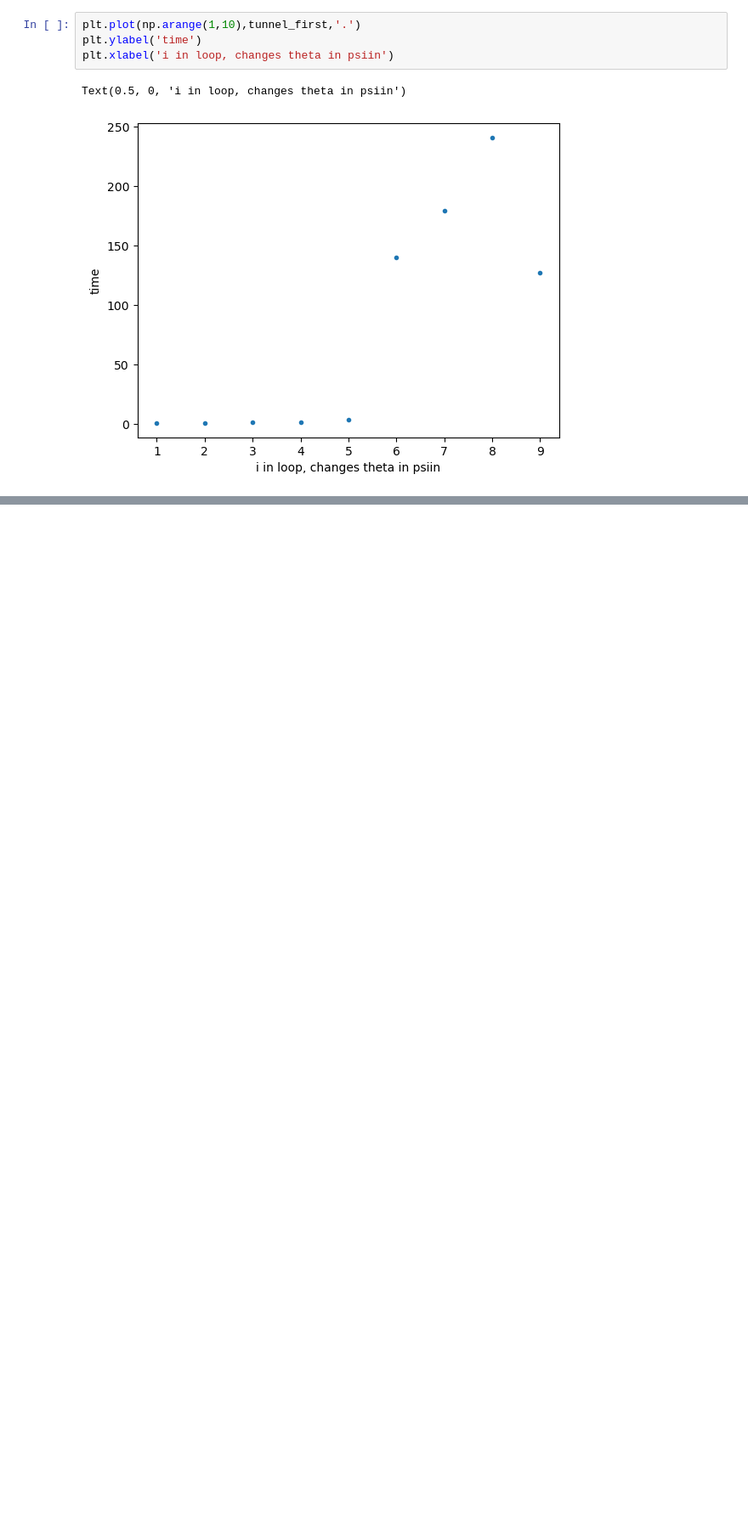
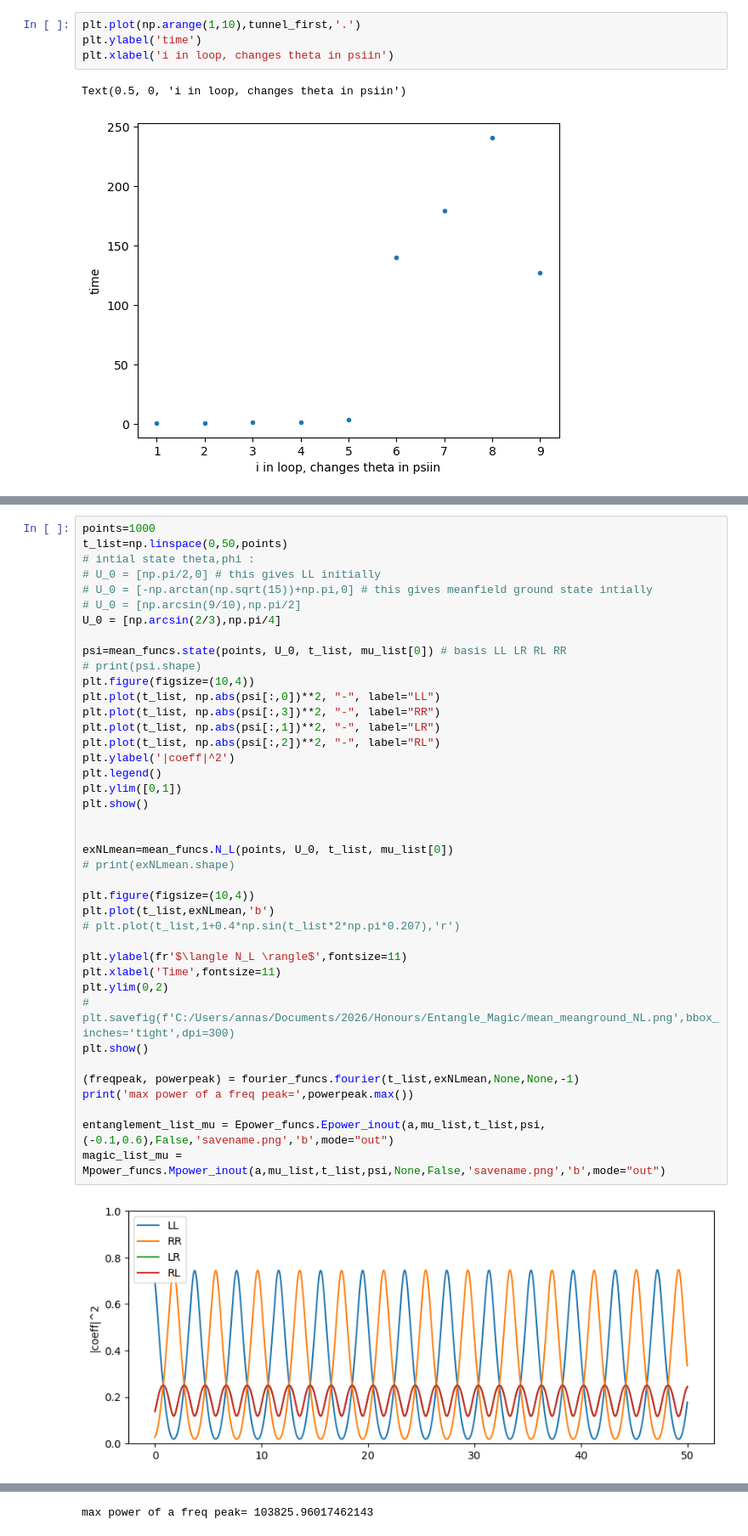
Before and after one commit to annabirke/Honours_entangle_magic, a Jupyter notebook: Epower_Mpower_analysis.ipynb, the cells around one changed output, grey strips where cells are left out. Shown at 85% size. Saved outputs shown, nothing was run; the diff lists cells and outputs as text; blank space fills up the shorter version.

```diff
--- a/Epower_Mpower_analysis.ipynb
+++ b/Epower_Mpower_analysis.ipynb
@@ -239,0 +258,42 @@ Text(0.5, 0, 'i in loop, changes theta in psiin')
+# %%
+points=1000
+t_list=np.linspace(0,50,points)
+# intial state theta,phi :
+# U_0 = [np.pi/2,0] # this gives LL initially
+# U_0 = [-np.arctan(np.sqrt(15))+np.pi,0] # this gives meanfield ground state intially
+# U_0 = [np.arcsin(9/10),np.pi/2]
+U_0 = [np.arcsin(2/3),np.pi/4]
+
+psi=mean_funcs.state(points, U_0, t_list, mu_list[0]) # basis LL LR RL RR
+# print(psi.shape)
+plt.figure(figsize=(10,4))
+plt.plot(t_list, np.abs(psi[:,0])**2, "-", label="LL")
+plt.plot(t_list, np.abs(psi[:,3])**2, "-", label="RR")
+plt.plot(t_list, np.abs(psi[:,1])**2, "-", label="LR")
+plt.plot(t_list, np.abs(psi[:,2])**2, "-", label="RL")
+plt.ylabel('|coeff|^2')
+plt.legend()
+plt.ylim([0,1])
+plt.show()
+
+
+exNLmean=mean_funcs.N_L(points, U_0, t_list, mu_list[0])
+# print(exNLmean.shape)
+
+plt.figure(figsize=(10,4))
+plt.plot(t_list,exNLmean,'b')
+# plt.plot(t_list,1+0.4*np.sin(t_list*2*np.pi*0.207),'r')
+
+plt.ylabel(fr'$\langle N_L \rangle$',fontsize=11)
+plt.xlabel('Time',fontsize=11)
+plt.ylim(0,2)
+# plt.savefig(f'C:/Users/annas/Documents/2026/Honours/Entangle_Magic/mean_meanground_NL.png',bbox_inches='tight',dpi=300)
+plt.show()
+
+(freqpeak, powerpeak) = fourier_funcs.fourier(t_list,exNLmean,None,None,-1)
+print('max power of a freq peak=',powerpeak.max())
+
+entanglement_list_mu = Epower_funcs.Epower_inout(a,mu_list,t_list,psi,(-0.1,0.6),False,'savename.png','b',mode="out")
+magic_list_mu = Mpower_funcs.Mpower_inout(a,mu_list,t_list,psi,None,False,'savename.png','b',mode="out")
+# %% [output]
+[figure, added]
@@ -239,0 +302 @@ Text(0.5, 0, 'i in loop, changes theta in psiin')
+max power of a freq peak= 103825.96017462143
```
Also changed, not shown: parts of 3 cells of this notebook, 2 other files.
